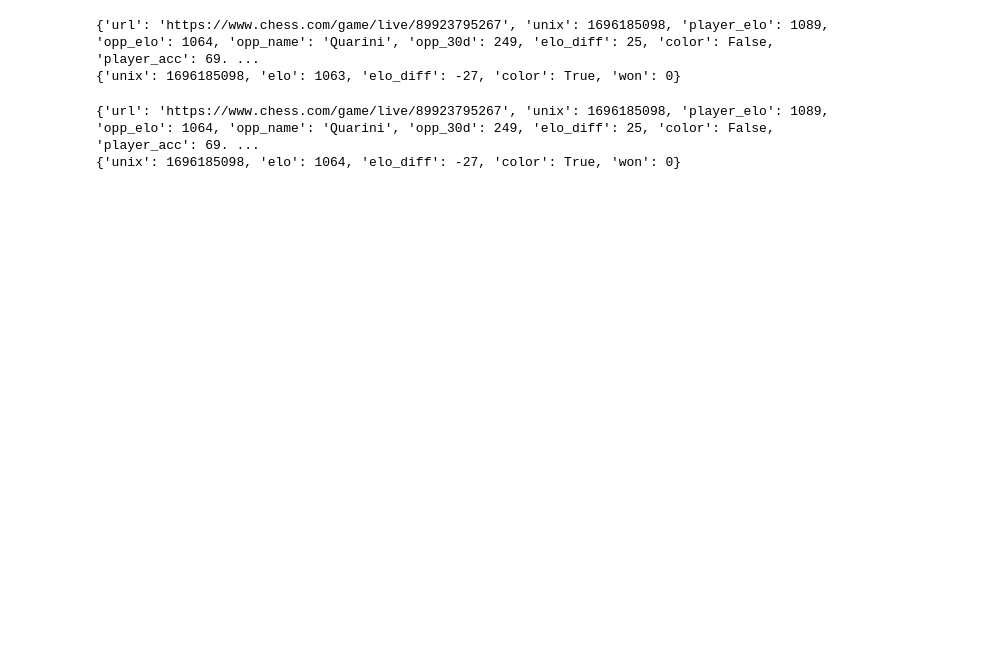
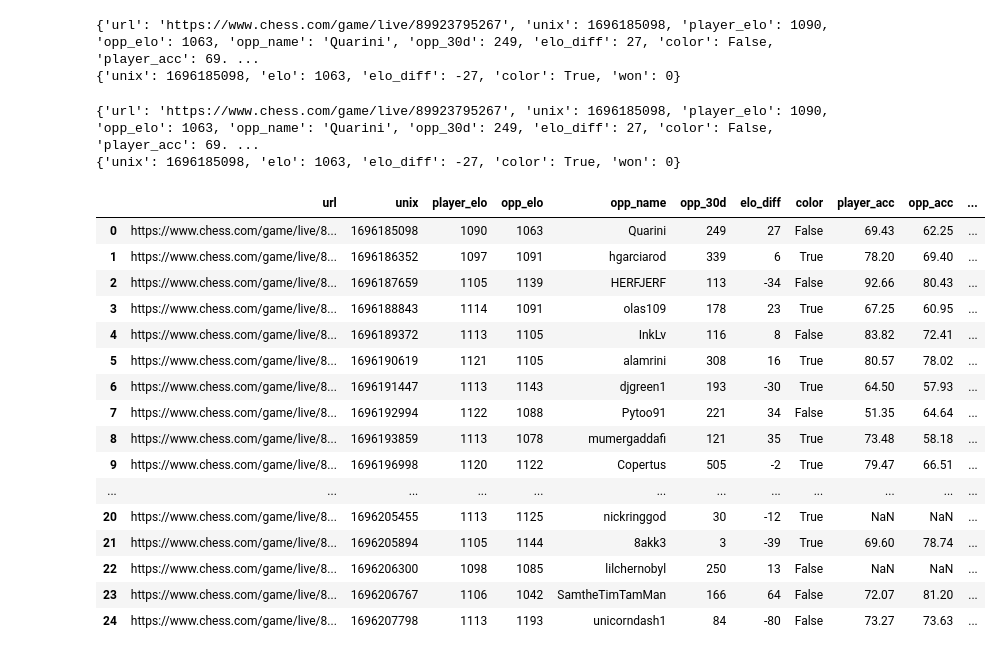
Before and after one commit to okeanskiy/online-chess-win-predictions, a Jupyter notebook: tyler_october_dataset_building.ipynb, the cells around one changed output. Drawn from its saved outputs; the diff is of its cells as text; code cells hidden in the pictures; blank space fills up the shorter version.

Commit message:
reque analysis

```diff
--- a/tyler_october_dataset_building.ipynb
+++ b/tyler_october_dataset_building.ipynb
@@ -14,8 +14,8 @@ import pandas as pd
 pd.set_option('display.max_rows', None)
 pd.set_option('display.width', 10000)
 # %%
-start_unix = 1696132800
-end_unix = 1698724800
+start_unix = 1696176000 # oct 1st '23
+end_unix = 1701190800 # nov 28th '23
 player_name = "BIG_TONKA_T"
 
 games_archive = archives_manager.get_games_between_timestamps(
@@ -149,7 +167,7 @@ for data in games_data:
 print(tyler_rows[0]) # tyler's least recent game (beginning of player data)
 print(opp_data[0][-1]) # for that game, the opponent's most recent game in history is the same game but with guessed elo
 # %% [output]
-{'url': 'https://www.chess.com/game/live/89923795267', 'unix': 1696185098, 'player_elo': 1089, 'opp_elo': 1064, 'opp_name': 'Quarini', 'opp_30d': 249, 'elo_diff': 25, 'color': False, 'player_acc': 69. ...
+{'url': 'https://www.chess.com/game/live/89923795267', 'unix': 1696185098, 'player_elo': 1090, 'opp_elo': 1063, 'opp_name': 'Quarini', 'opp_30d': 249, 'elo_diff': 27, 'color': False, 'player_acc': 69. ...
 {'unix': 1696185098, 'elo': 1063, 'elo_diff': -27, 'color': True, 'won': 0}
 # %%
 for i in range(len(tyler_rows)):
@@ -159,5 +177,5 @@ for i in range(len(tyler_rows)):
 print(tyler_rows[0]) # tyler's least recent game (beginning of player data)
 print(opp_data[0][-1]) # for that game, the opponent's most recent game in history is the same game but with guessed elo
 # %% [output]
-{'url': 'https://www.chess.com/game/live/89923795267', 'unix': 1696185098, 'player_elo': 1089, 'opp_elo': 1064, 'opp_name': 'Quarini', 'opp_30d': 249, 'elo_diff': 25, 'color': False, 'player_acc': 69. ...
-{'unix': 1696185098, 'elo': 1064, 'elo_diff': -27, 'color': True, 'won': 0}
+{'url': 'https://www.chess.com/game/live/89923795267', 'unix': 1696185098, 'player_elo': 1090, 'opp_elo': 1063, 'opp_name': 'Quarini', 'opp_30d': 249, 'elo_diff': 27, 'color': False, 'player_acc': 69. ...
+{'unix': 1696185098, 'elo': 1063, 'elo_diff': -27, 'color': True, 'won': 0}
@@ -164,16 +209,60 @@ print(opp_data[0][-1]) # for that game, the opponent's most recent game in histo
 # %%
 # turn tyler_rows into tyler_df and make even more predictors
+tyler_df = pd.DataFrame(tyler_rows)
+
+append_reque_columns(tyler_df)
 
 # ma5, ma20, x-ma5, x-ma20, d_x-ma5, d_x-ma20
 # is_reque
 # num_reque
 # prev_avg_eval_change _open _mid _end
 # prev_time_spent _open _mid _end
 # prev_acc
 # prev_acc_diff
 # prev_ player opp _pieces_left
 
 
 # finding reques
 # https://chat.openai.com/share/dc34a56e-11a7-4e53-844a-b98258651090
 # is_reque = [num_reque != 0]
+
+opp_rows = []
+
+for index, row in tyler_df.iterrows():
+    this_opp_data = opp_data[index]
+
+    if this_opp_data[-1]['unix'] != row['unix']:
+        opp_rows.append({})
+    else:
+        opp_df = pd.DataFrame(this_opp_data)
+        append_reque_columns(opp_df)
+        opp_rows.append({
+            'opp_num_reque': opp_df.iloc[-1]['num_reque'], # trying to access last item in this dataframe
+            'opp_time_since_prev': opp_df.iloc[-1]['time_since_prev']
+        })
+
+opp_df = pd.DataFrame(opp_rows)
+tyler_df = pd.concat([tyler_df, opp_df], axis=1)
+
+tyler_df['opp_num_reque'] = tyler_df['opp_num_reque'].astype('Int64')
+tyler_df['opp_time_since_prev'] = tyler_df['opp_time_since_prev'].astype('Int64')
+
+tyler_df.head(25)
+# %% [output]
+|  | url | unix | player_elo | opp_elo | opp_name | opp_30d | elo_diff | color | player_acc | opp_acc | ... |
+| 0 | https://www.chess.com/game/live/8... | 1696185098 | 1090 | 1063 | Quarini | 249 | 27 | False | 69.43 | 62.25 | ... |
+| 1 | https://www.chess.com/game/live/8... | 1696186352 | 1097 | 1091 | hgarciarod | 339 | 6 | True | 78.20 | 69.40 | ... |
+| 2 | https://www.chess.com/game/live/8... | 1696187659 | 1105 | 1139 | HERFJERF | 113 | -34 | False | 92.66 | 80.43 | ... |
+| 3 | https://www.chess.com/game/live/8... | 1696188843 | 1114 | 1091 | olas109 | 178 | 23 | True | 67.25 | 60.95 | ... |
+| 4 | https://www.chess.com/game/live/8... | 1696189372 | 1113 | 1105 | InkLv | 116 | 8 | False | 83.82 | 72.41 | ... |
+| 5 | https://www.chess.com/game/live/8... | 1696190619 | 1121 | 1105 | alamrini | 308 | 16 | True | 80.57 | 78.02 | ... |
+| 6 | https://www.chess.com/game/live/8... | 1696191447 | 1113 | 1143 | djgreen1 | 193 | -30 | True | 64.50 | 57.93 | ... |
+| 7 | https://www.chess.com/game/live/8... | 1696192994 | 1122 | 1088 | Pytoo91 | 221 | 34 | False | 51.35 | 64.64 | ... |
+| 8 | https://www.chess.com/game/live/8... | 1696193859 | 1113 | 1078 | mumergaddafi | 121 | 35 | True | 73.48 | 58.18 | ... |
+| 9 | https://www.chess.com/game/live/8... | 1696196998 | 1120 | 1122 | Copertus | 505 | -2 | True | 79.47 | 66.51 | ... |
+| ... | ... | ... | ... | ... | ... | ... | ... | ... | ... | ... | ... |
+| 20 | https://www.chess.com/game/live/8... | 1696205455 | 1113 | 1125 | nickringgod | 30 | -12 | True | NaN | NaN | ... |
+| 21 | https://www.chess.com/game/live/8... | 1696205894 | 1105 | 1144 | 8akk3 | 3 | -39 | True | 69.60 | 78.74 | ... |
+| 22 | https://www.chess.com/game/live/8... | 1696206300 | 1098 | 1085 | lilchernobyl | 250 | 13 | False | NaN | NaN | ... |
+| 23 | https://www.chess.com/game/live/8... | 1696206767 | 1106 | 1042 | SamtheTimTamMan | 166 | 64 | False | 72.07 | 81.20 | ... |
+| 24 | https://www.chess.com/game/live/8... | 1696207798 | 1113 | 1193 | unicorndash1 | 84 | -80 | False | 73.27 | 73.63 | ... |
```
Also changed, not shown: parts of 5 cells of this notebook, 3 other files.
